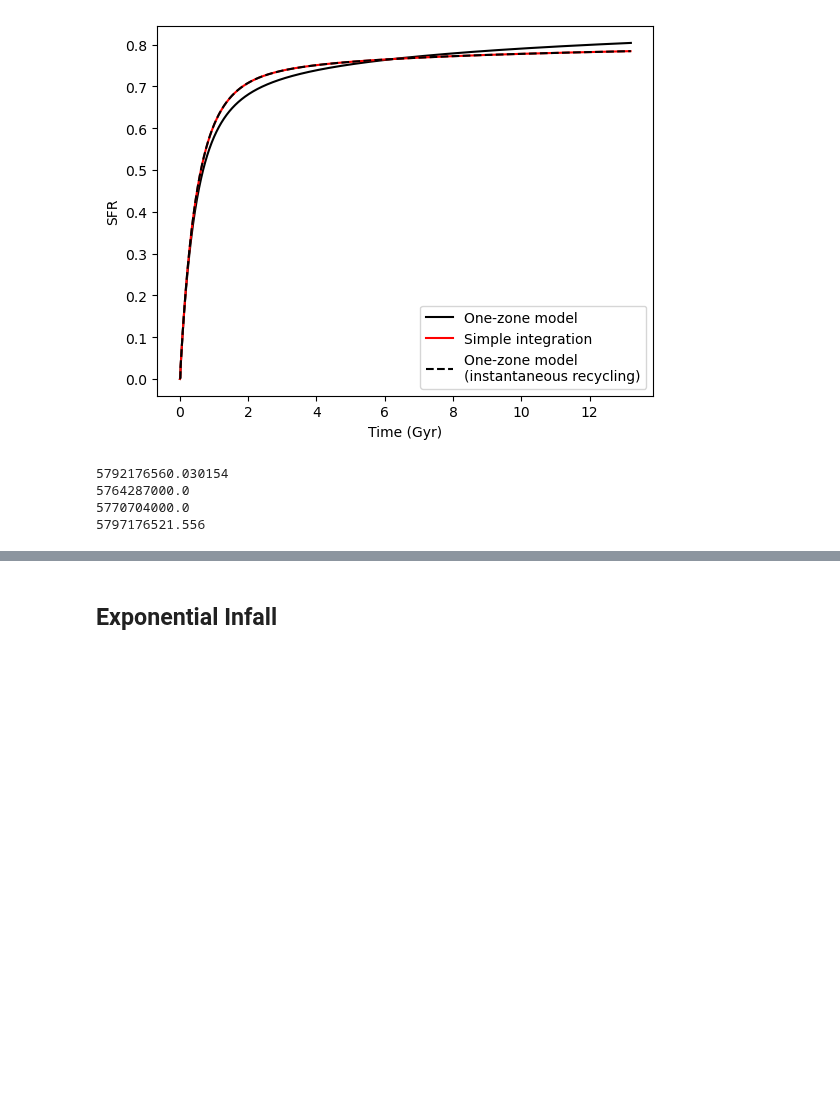
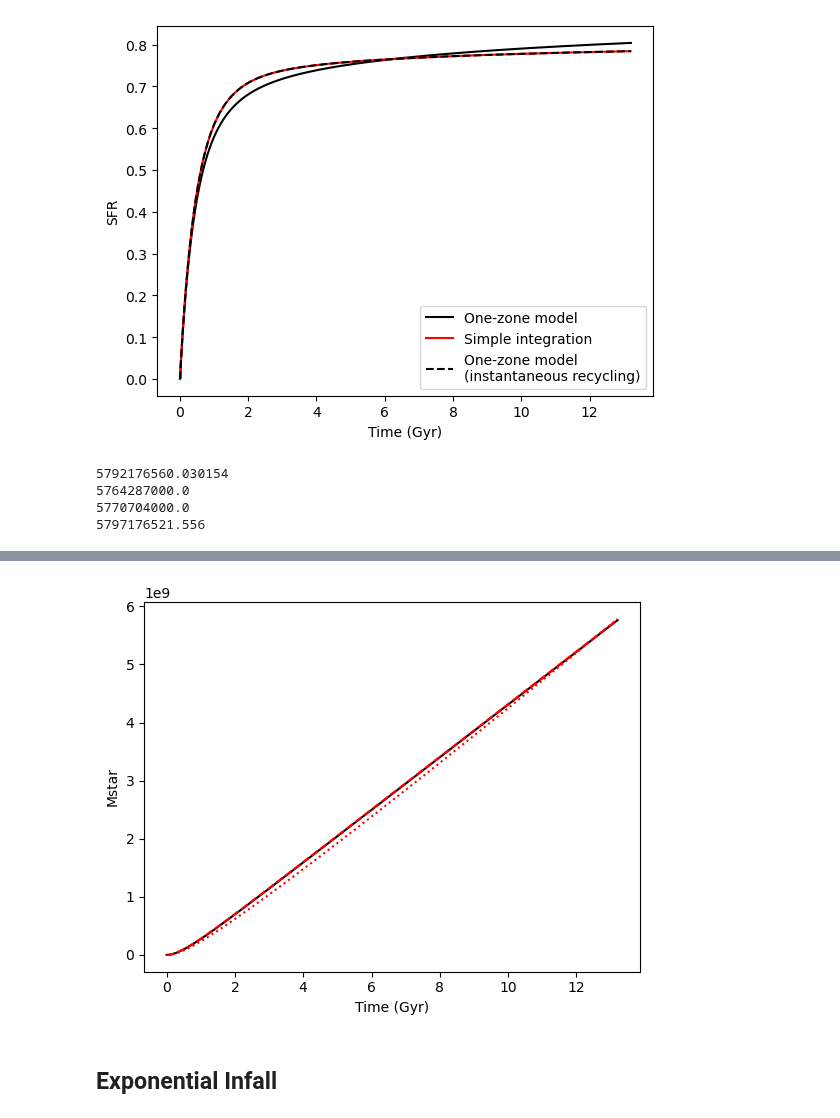
Before and after one commit to lodubay/twoinfall, a Jupyter notebook: src/scripts/test_infall_integration.ipynb, the cells around one changed output, grey strips where cells are left out. Cells and saved outputs as stored; diff of their text form; code cells hidden in the pictures; blank space fills up the shorter version.

```diff
--- a/src/scripts/test_infall_integration.ipynb
+++ b/src/scripts/test_infall_integration.ipynb
@@ -72,3 +89,16 @@ print(sum(hist2['sfr']) * dt * 1e9 * (1 - recycling))
+# %%
+mstar_pred = calculate_mstar(hist1['sfr'], recycling='continuous')
+mstar_approx = calculate_mstar(hist1['sfr'], recycling=0.4)
+
+fig, ax = plt.subplots()
+ax.plot(hist1['time'], hist1['mstar'], 'k-', label='One-zone model')
+ax.plot(hist1['time'], mstar_pred, 'r--', label='Predicted')
+ax.plot(hist1['time'], mstar_approx, 'r:', label='Approximate')
+ax.set_xlabel('Time (Gyr)')
+ax.set_ylabel('Mstar')
+plt.show()
+# %% [output]
+[figure, added]
 # %% [markdown]
 ## Exponential Infall
 # %%
```
Also changed, not shown: parts of 13 cells of this notebook, 4 other files.
